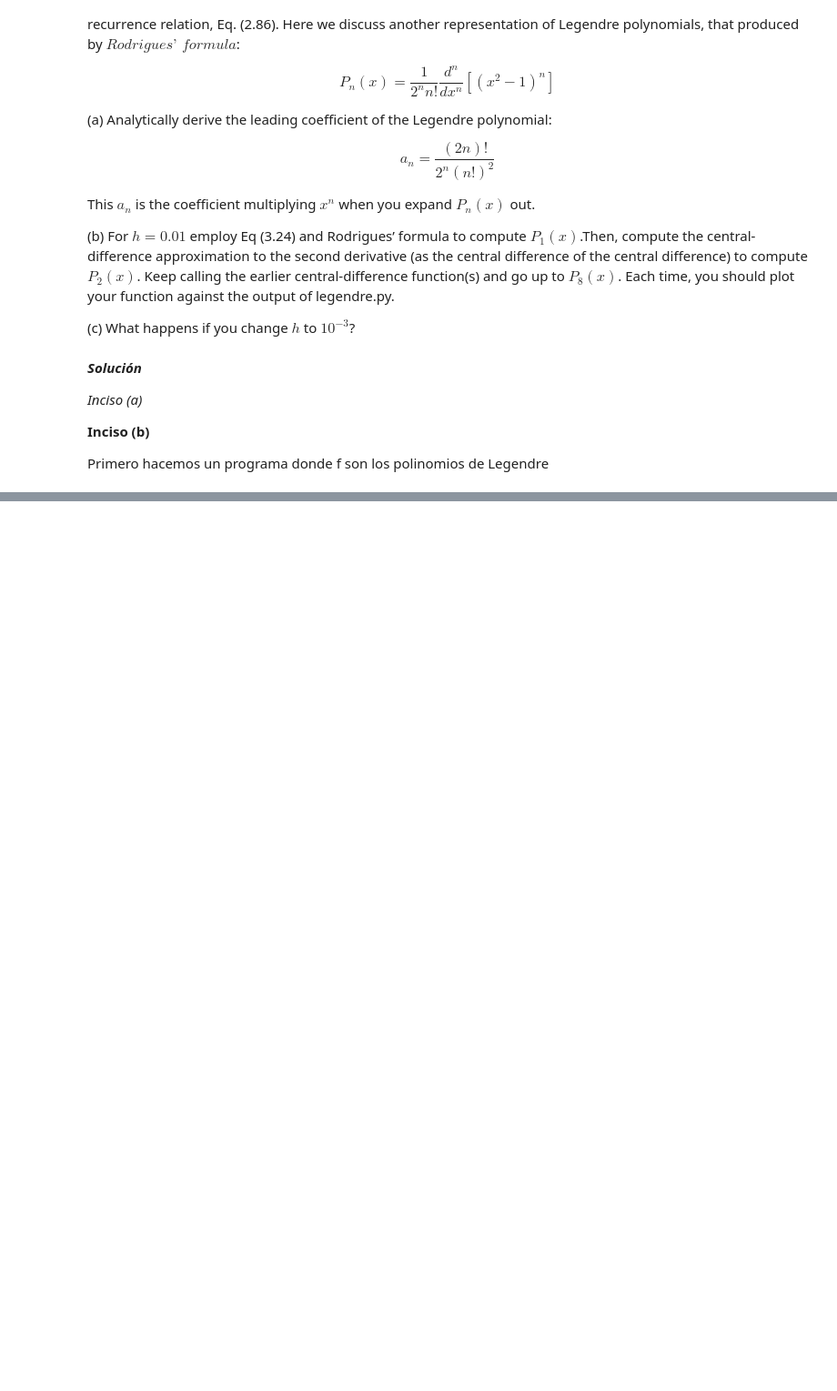
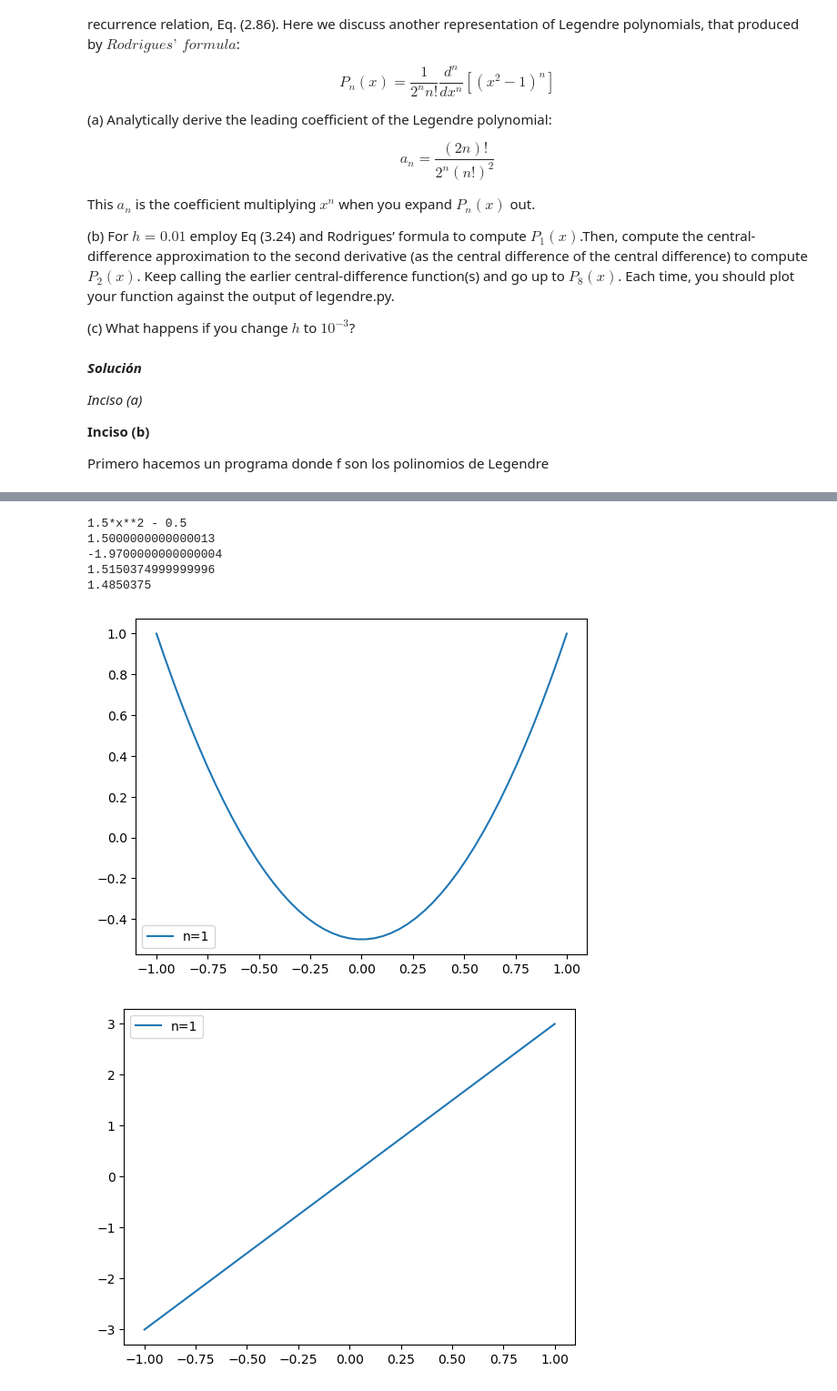
Before and after one commit to Fersv04/Fernanda-MN-2024, a Jupyter notebook: Capitulo 3.ipynb, the cells around one changed output, grey strips where cells are left out. Shown at 91% size. Saved outputs shown, nothing was run; the diff lists cells and outputs as text; code cells hidden in the pictures; blank space fills up the shorter version.

Commit message:
Primeros ejercicios del capitulo 3

```diff
--- a/Capitulo 3.ipynb
+++ b/Capitulo 3.ipynb
@@ -169,14 +209,64 @@ Primero hacemos un programa donde f son los polinomios de Legendre
 # %%
+x=sp.Symbol('x')
 def f(n):
     an=1/((2**n)*factorial(n))
-    x=sp.Symbol('x')
     y=(x**2-1)**n
     f=sp.diff(y,x,n)
-    return an*f
+    f=an*f
+    return f
 
-def der(fun,h):
-    der=(fun(x+h/2)-fun(x-h/2))/(h)
-    return der
+p1=sp.lambdify(x,f(1))
+p2=sp.lambdify(x,f(2))
+p3=sp.lambdify(x,f(3))
+p4=sp.lambdify(x,f(4))
+p5=sp.lambdify(x,f(5))
+p6=sp.lambdify(x,f(6))
+p7=sp.lambdify(x,f(7))
+p8=sp.lambdify(x,f(8))
+v_x=np.linspace(-1,1)
+
+pl1=p1(v_x)
+pl2=p2(v_x)
+pl3=p3(v_x)
+pl4=p4(v_x)
+pl5=p5(v_x)
+pl6=p6(v_x)
+pl7=p7(v_x)
+pl8=p8(v_x)
+
+
+#La ecuación 3.24 para la primer derivada es
+def der(fun,x,h):
+    return (fun(x+h/2)-fun(x-h/2))/(h)
+
+#La ecuación 3.32 es para la segunda derivada
+def der2(fun,x,h):
+    return (fun(x+h/2)-fun(x-h/2)-2*fun(x))
+
+print(f(2))
+print(der(p2,0.5,0.01))
+print(der2(p2,1,0.01))
+
+r=3/2*(1+0.01/2)**2
+s=3/2*(1-0.01/2)**2
+print (r)
+print(s)
+
+plt.plot(v_x,pl2,label="n=1")
+plt.legend()
+plt.show()
+
+plt.plot(v_x,der(p2,v_x,0.01), label="n=1")
+plt.legend()
+plt.show()
+# %% [output]
+1.5*x**2 - 0.5
+1.5000000000000013
+-1.9700000000000004
+1.5150374999999996
+1.4850375
+[figure, added]
+[figure, added]
 # %% [markdown]
 ### Problema 12
 
```
Also changed, not shown: parts of 6 cells of this notebook.
